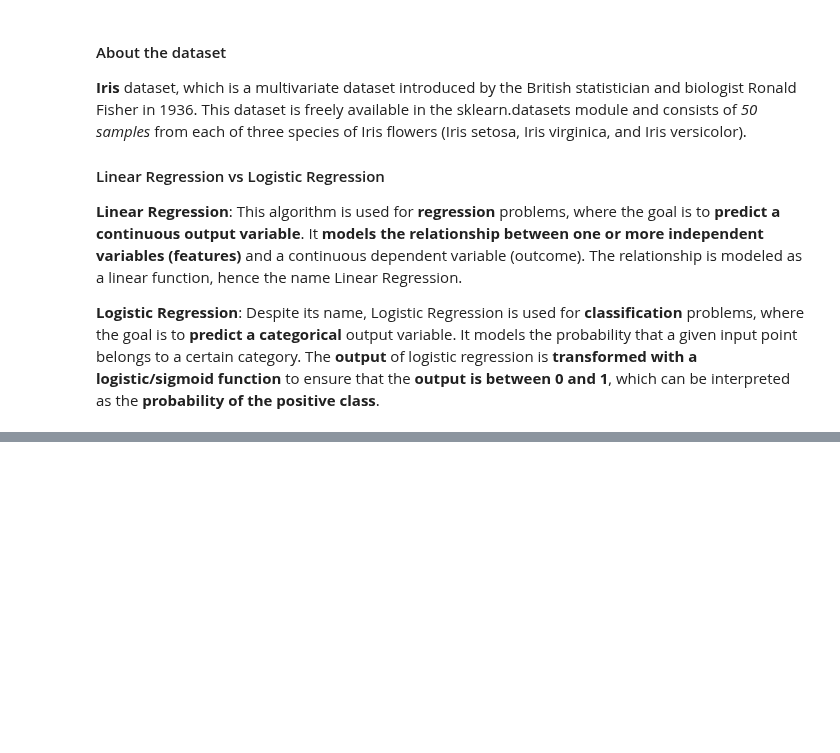
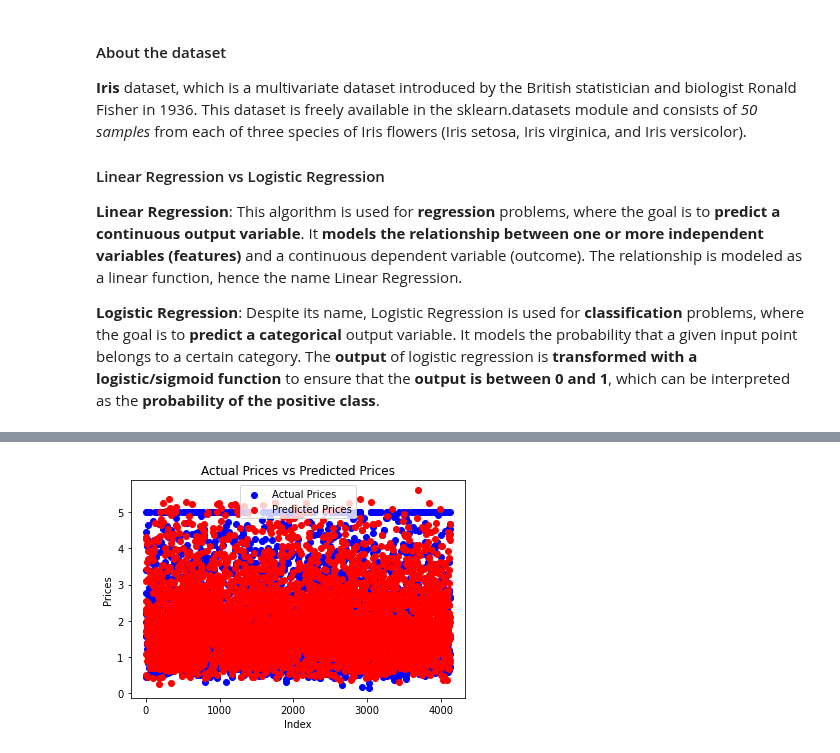
Before and after one commit to diegopacheco/ai-playground, a Jupyter notebook: pocs/concepts/notebook.ipynb, the cells around one changed output, grey strips where cells are left out. Saved outputs shown, nothing was run; the diff lists cells and outputs as text; code cells hidden in the pictures; blank space fills up the shorter version.

```diff
--- a/pocs/concepts/notebook.ipynb
+++ b/pocs/concepts/notebook.ipynb
@@ -168,0 +177,35 @@ print(f"Sigmoid 0 == {sigmoid(0)}")
+# %%
+from sklearn.datasets import fetch_california_housing
+from sklearn.model_selection import train_test_split
+from sklearn.ensemble import GradientBoostingRegressor
+import matplotlib.pyplot as plt
+import numpy as np
+
+# Load the dataset
+california = fetch_california_housing()
+X = california.data
+y = california.target
+
+# Split the data into training and testing sets
+X_train, X_test, y_train, y_test = train_test_split(X, y, test_size=0.2, random_state=42)
+
+# Train a GradientBoostingRegressor
+reg = GradientBoostingRegressor(random_state=42)
+reg.fit(X_train, y_train)
+
+# Make predictions
+y_pred = reg.predict(X_test)
+
+# Plot actual prices
+plt.scatter(np.arange(len(y_test)), y_test, color='blue', label='Actual Prices')
+
+# Plot predicted prices
+plt.scatter(np.arange(len(y_pred)), y_pred, color='red', label='Predicted Prices')
+
+plt.xlabel("Index")
+plt.ylabel("Prices")
+plt.title("Actual Prices vs Predicted Prices")
+plt.legend()
+plt.show()
+# %% [output]
+[figure, added]
```
Also changed, not shown: parts of 4 cells of this notebook.
